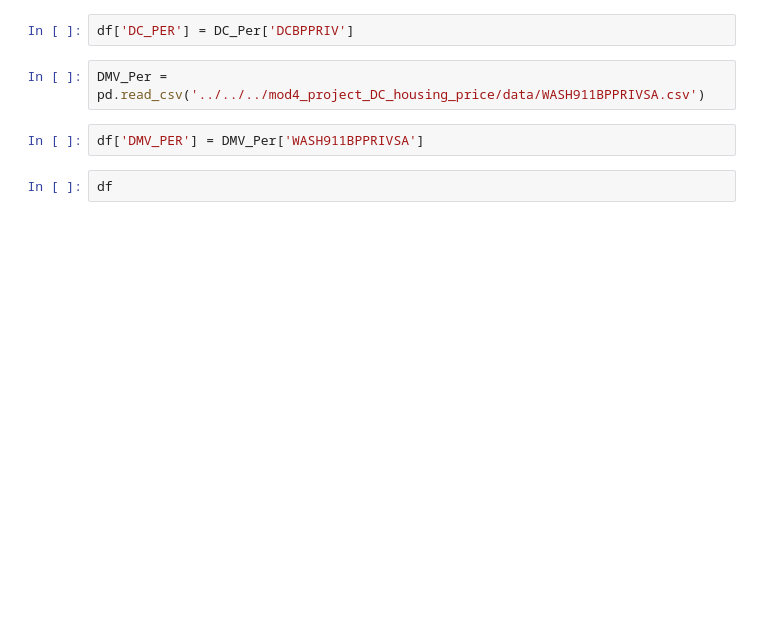
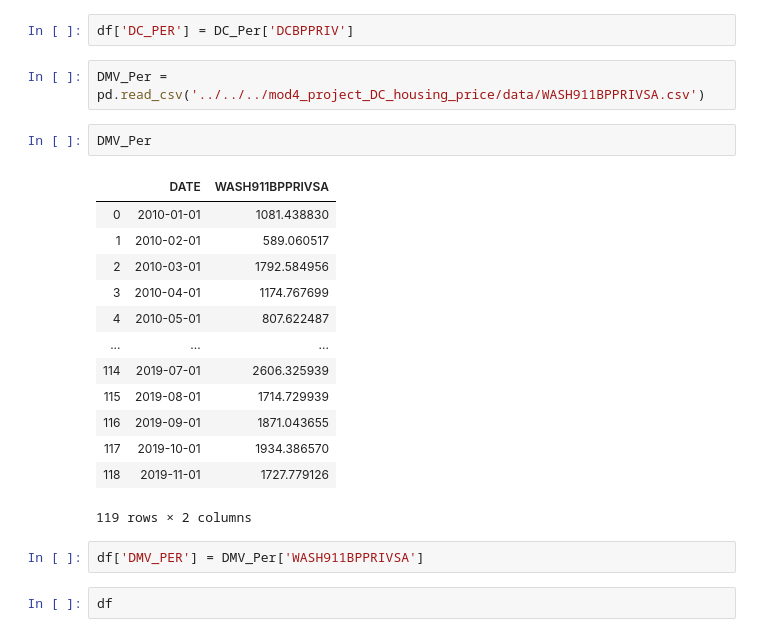
Before and after one commit to iuniorhsiung/mod4_project_DC_housing_price, a Jupyter notebook: python_folder/python file/ConstructingDataFrame.ipynb, the cells around one changed output. Saved outputs shown, nothing was run; the diff lists cells and outputs as text; blank space fills up the shorter version.

```diff
--- a/python_folder/python file/ConstructingDataFrame.ipynb
+++ b/python_folder/python file/ConstructingDataFrame.ipynb
@@ -145,6 +173,22 @@ DC_Per = pd.read_csv('../../../mod4_project_DC_housing_price/data/DCBPPRIV.csv')
 df['DC_PER'] = DC_Per['DCBPPRIV']
 # %%
 DMV_Per = pd.read_csv('../../../mod4_project_DC_housing_price/data/WASH911BPPRIVSA.csv')
+# %%
+DMV_Per
+# %% [output]
+|  | DATE | WASH911BPPRIVSA |
+| 0 | 2010-01-01 | 1081.438830 |
+| 1 | 2010-02-01 | 589.060517 |
+| 2 | 2010-03-01 | 1792.584956 |
+| 3 | 2010-04-01 | 1174.767699 |
+| 4 | 2010-05-01 | 807.622487 |
+| ... | ... | ... |
+| 114 | 2019-07-01 | 2606.325939 |
+| 115 | 2019-08-01 | 1714.729939 |
+| 116 | 2019-09-01 | 1871.043655 |
+| 117 | 2019-10-01 | 1934.386570 |
+| 118 | 2019-11-01 | 1727.779126 |
+119 rows × 2 columns
 # %%
 df['DMV_PER'] = DMV_Per['WASH911BPPRIVSA']
 # %%
```
Also changed, not shown: parts of 6 cells of this notebook.
